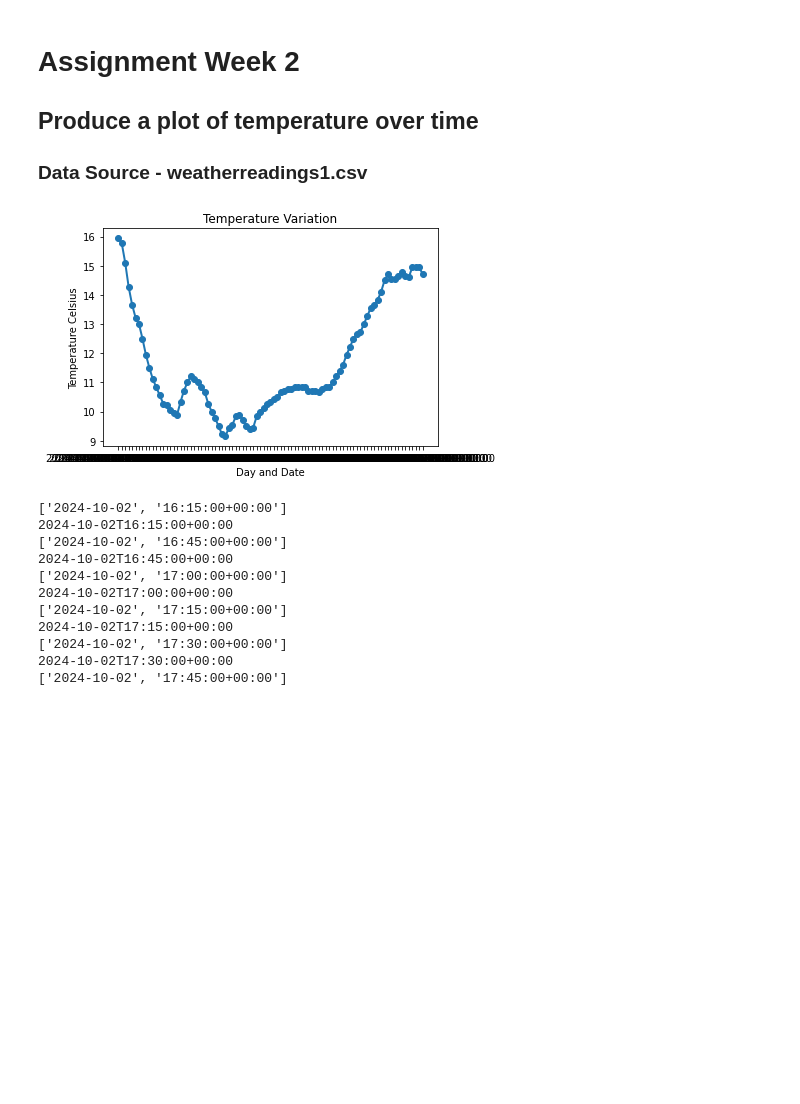
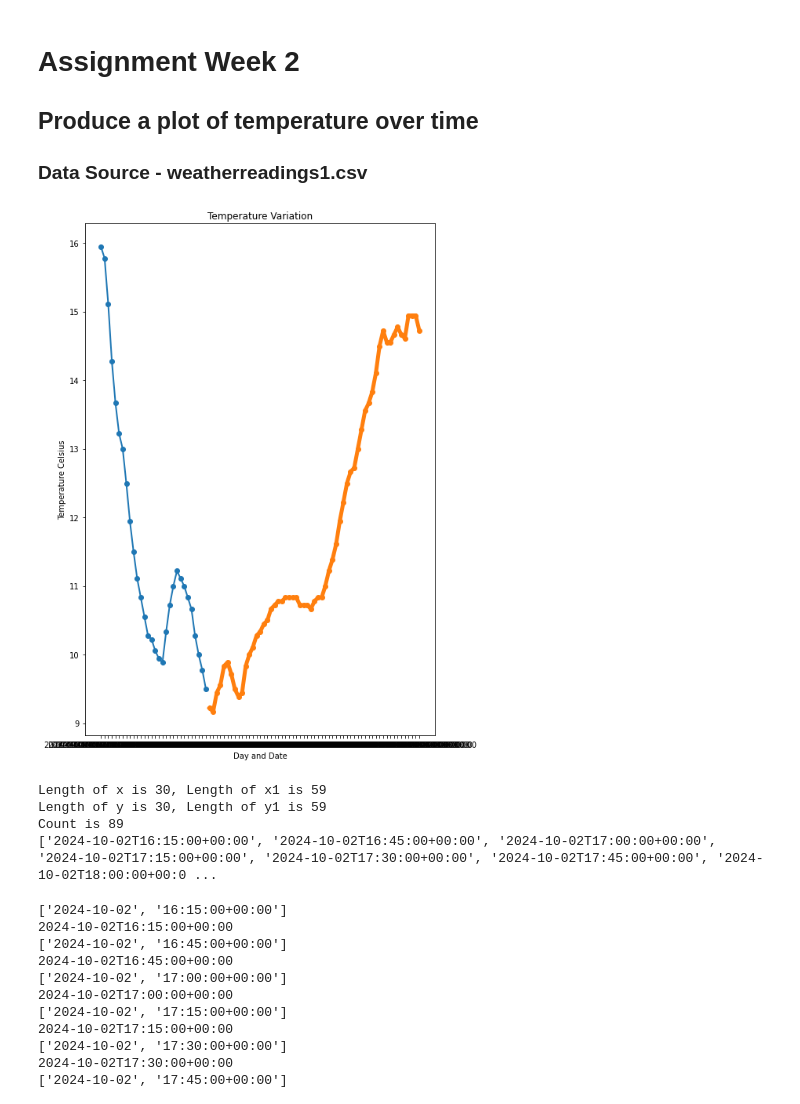
Before and after one commit to Kieran-Mullany/PDFA-, a Jupyter notebook: assignments/Week 2/Rough Work in Notebook.ipynb, the cells around one changed output. Drawn from its saved outputs; the diff is of its cells as text; code cells hidden in the pictures; blank space fills up the shorter version.

```diff
--- a/assignments/Week 2/Rough Work in Notebook.ipynb
+++ b/assignments/Week 2/Rough Work in Notebook.ipynb
@@ -23,37 +23,77 @@ import pandas as pd
 # [1] -> display
 # [2]
 
 import csv
 import matplotlib.pyplot as plt
 
 FILENAME = "weatherreadings1.csv"
 DATADIR = "./"
 
 x = []
+x1 = []
 y = []
+y1 = []
+count = 0 # for checking how many entries in CSV
 
 with open(DATADIR + FILENAME, "rt") as fp:
     reader = csv.DictReader(fp, delimiter=",", quoting=csv.QUOTE_NONNUMERIC)
     for line in reader:
-        x.append(line["reportStartDateTime"])
-        y.append(float(line["dryBulbTemperature_Celsius"]))
+        # checking if comparison works for seperate plot colour -> It does !
+        # if line["reportStartDateTime"] >= '2024-10-03T00:00:00+00:00':
+        #    print(f"MATCH\t", line["reportStartDateTime"])
+        count += 1
+        # TRYING LIST X1 FOR DAY 2
+        if line["reportStartDateTime"] >= '2024-10-03T00:00:00+00:00':
+            x1.append(line["reportStartDateTime"])
+            y1.append(float(line["dryBulbTemperature_Celsius"]))
+        else:
+            x.append(line["reportStartDateTime"])
+            y.append(float(line["dryBulbTemperature_Celsius"]))
 
-    fig, ax = plt.subplots()
+    fig, ax = plt.subplots(figsize=(8,12))
 
     #ax.bar(x, y, width=1, edgecolor="white", linewidth=0.7)
     #ax.plot(x, y, 'x', markeredgewidth=2)
     #ax.plot(x, y, linewidth=4.0)
     ax.plot(x, y, 'o-', linewidth=2)
+    ax.plot(x1, y1, 'o-', linewidth=5)
+    # Trying to plot a different line for the second day 2024-10-03
+    #
+
+    #for item in x:
+    #    if item >= '2024-10-03T00:00:00+00:00':
+    #        ax.plot(item, y, 'x-', linewidth=5)
+    # IGNORE - USING A 3RD LIST NOW TO SEPERATE OUT THE DAYS
+
+    # IDEA for splitting data - to help labelling
+    #ax.axvline(y=12, xmin = 0 , xmax = 1 )
+    #ax.axhline(x = '2024-10-03T00:00:00+00:00', ymin=0, ymax=16)
 
 
     ax.set_xlabel("Day and Date")
     ax.set_ylabel("Temperature Celsius")
     ax.set_title("Temperature Variation")
 
 
     plt.show()
+
+    # This version works but there is a small discontinuos area
+    # Check where these points went
+
+    print(f"Length of x is {len(x)}, Length of x1 is {len(x1)}")
+    print(f"Length of y is {len(y)}, Length of y1 is {len(y1)}")
+    print(f"Count is {count}")
+
+    # Count looks good -> not disconnected because of missing data; the 2 lines just don't join
+
+    Sanity_check = x + x1
+    #print(Sanity_check) - checked - looks good
 # %% [output]
-[figure, old version]
+[figure, new version]
+Length of x is 30, Length of x1 is 59
+Length of y is 30, Length of y1 is 59
+Count is 89
+['2024-10-02T16:15:00+00:00', '2024-10-02T16:45:00+00:00', '2024-10-02T17:00:00+00:00', '2024-10-02T17:15:00+00:00', '2024-10-02T17:30:00+00:00', '2024-10-02T17:45:00+00:00', '2024-10-02T18:00:00+00:0 ...
 # %%
 with open(DATADIR + FILENAME, "rt") as fp:
     reader = csv.DictReader(fp, delimiter=",", quoting=csv.QUOTE_NONNUMERIC)
```
Also changed, not shown: parts of 4 cells of this notebook, 3 other files.
